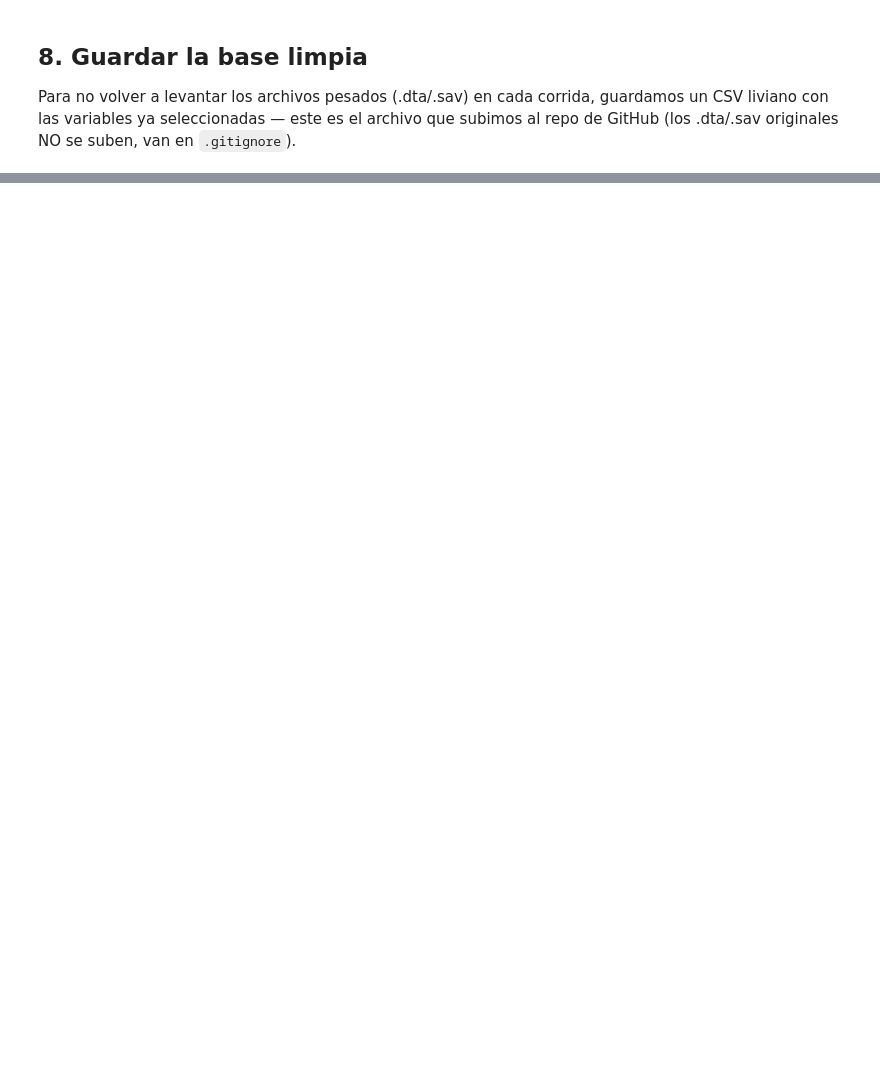
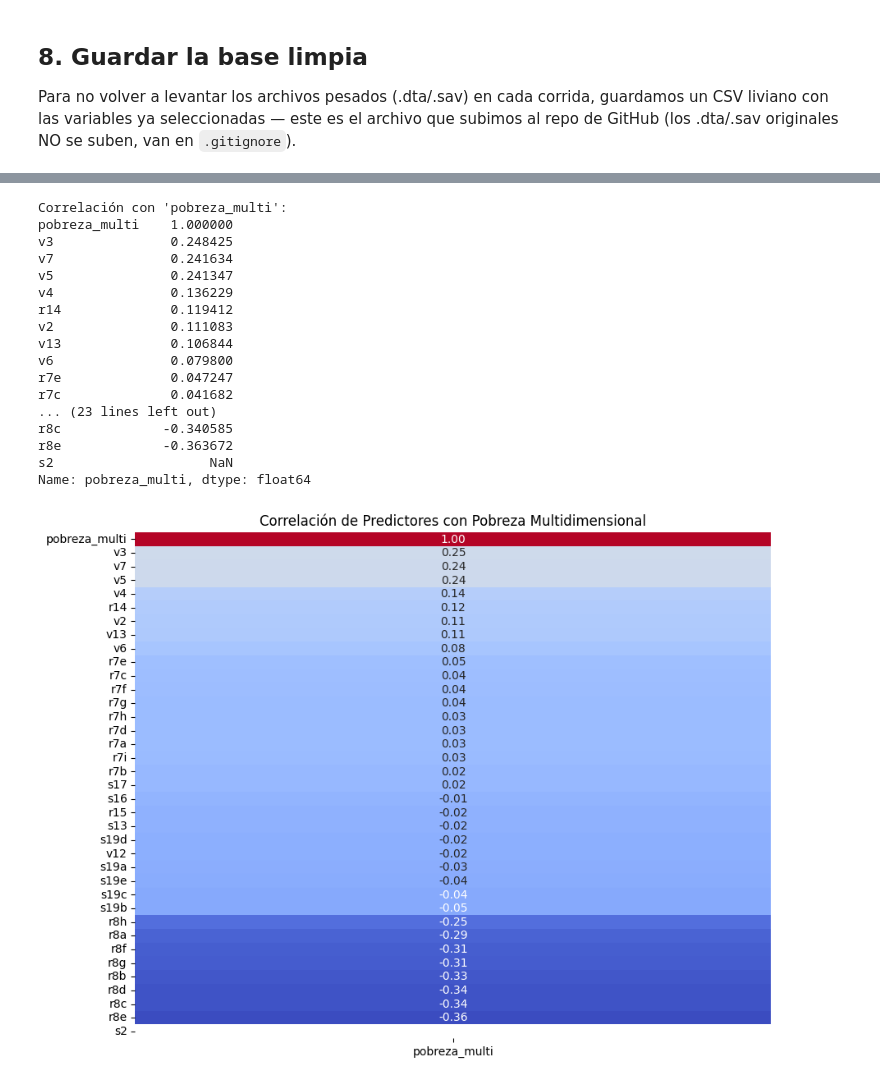
Before and after one commit to santimsoler/APLICACIONFINAL_PROGRAMACION_UBA, a Jupyter notebook: CASEN2024_analisis.ipynb, the cells around one changed output, grey strips where cells are left out. Cells and saved outputs as stored; diff of their text form; code cells hidden in the pictures; blank space fills up the shorter version.

```diff
--- a/CASEN2024_analisis.ipynb
+++ b/CASEN2024_analisis.ipynb
@@ -142,0 +272,44 @@ files.download('base_modelo_casen2024.csv')
+# %%
+import matplotlib.pyplot as plt
+import seaborn as sns
+
+# Seleccionar las columnas relevantes para la correlación
+columnas_correlacion = ['pobreza_multi'] + predictores
+
+# Asegurarse de que todas las columnas existen en base_modelo
+columnas_correlacion = [col for col in columnas_correlacion if col in base_modelo.columns]
+
+# Calcular la matriz de correlación
+correlacion = base_modelo[columnas_correlacion].corr()
+
+# Obtener las correlaciones con 'pobreza_multi' y ordenarlas
+correlacion_pobreza_multi = correlacion['pobreza_multi'].sort_values(ascending=False)
+
+# Mostrar las correlaciones
+print("Correlación con 'pobreza_multi':")
+print(correlacion_pobreza_multi)
+
+# Opcional: Visualizar las correlaciones con un heatmap
+plt.figure(figsize=(10, 8))
+sns.heatmap(correlacion_pobreza_multi.to_frame(), annot=True, cmap='coolwarm', fmt=".2f", cbar=False)
+plt.title('Correlación de Predictores con Pobreza Multidimensional')
+plt.show()
+# %% [output]
+Correlación con 'pobreza_multi':
+pobreza_multi    1.000000
+v3               0.248425
+v7               0.241634
+v5               0.241347
+v4               0.136229
+r14              0.119412
+v2               0.111083
+v13              0.106844
+v6               0.079800
+r7e              0.047247
+r7c              0.041682
+... (23 lines left out)
+r8c             -0.340585
+r8e             -0.363672
+s2                    NaN
+Name: pobreza_multi, dtype: float64
+[figure, added]
```
Also changed, not shown: parts of 49 cells of this notebook.
